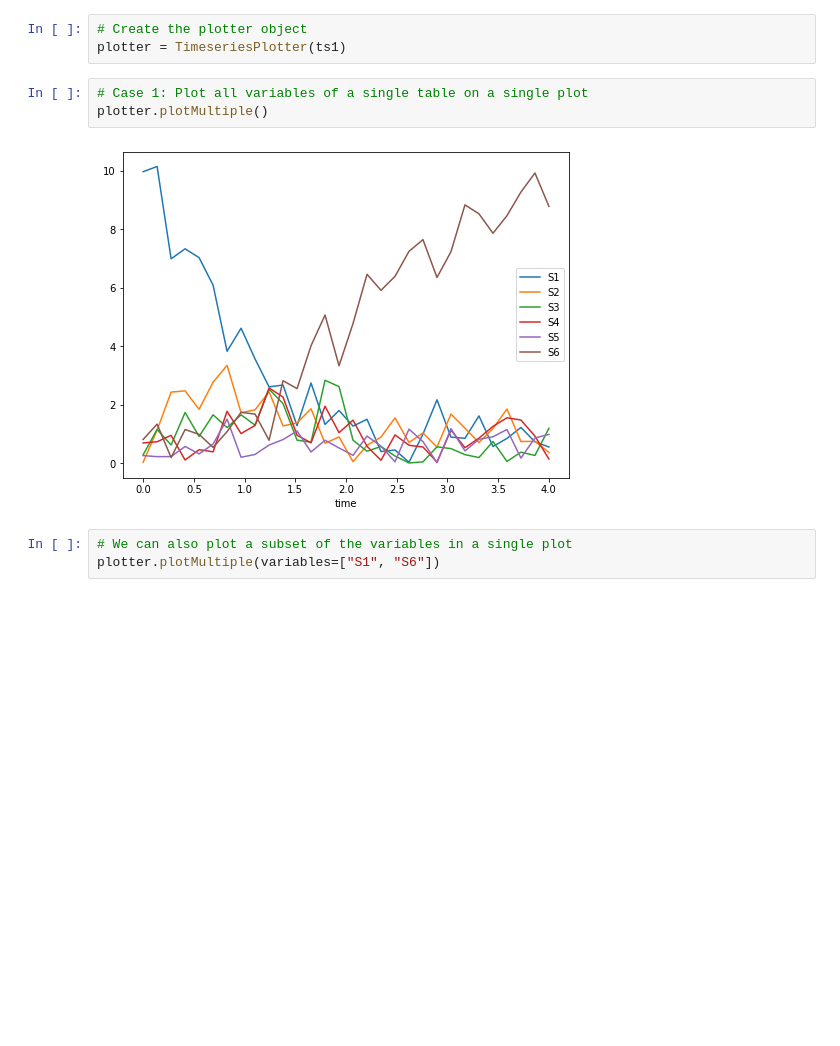
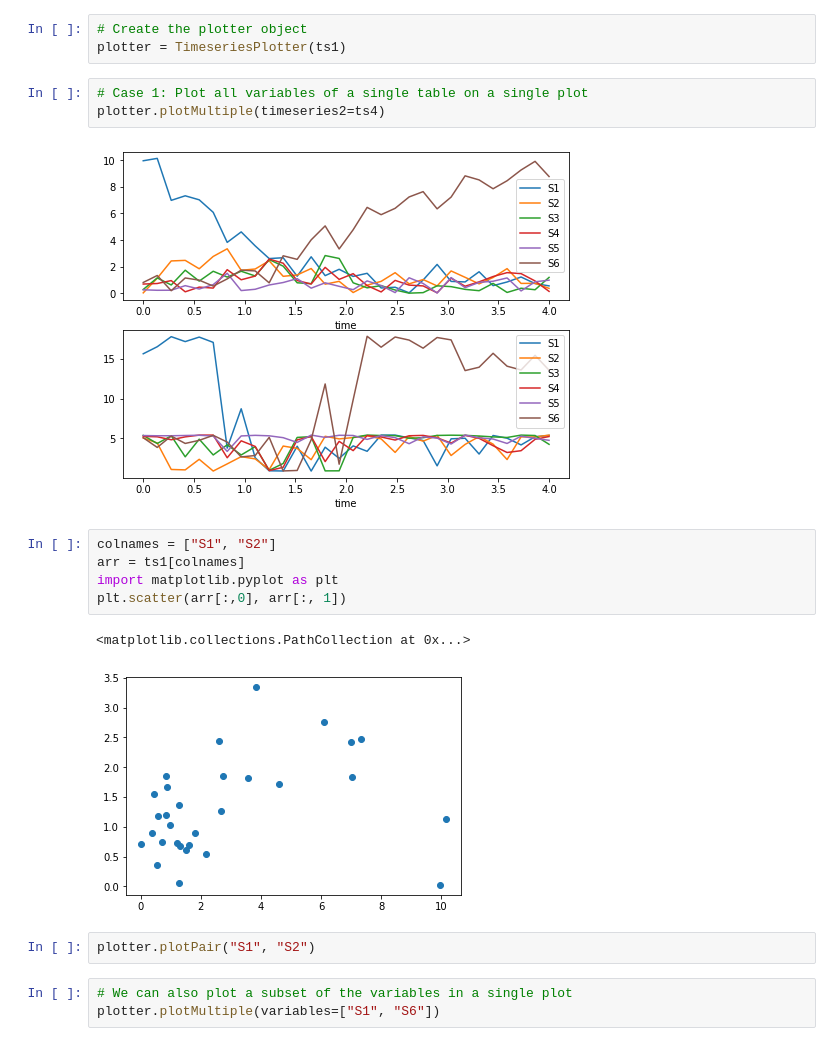
Before and after one commit to sys-bio/teUtils, a Jupyter notebook: teUtils/teUtils/Tutorial on Utilities for Model Fitting.ipynb, the cells around one changed output. Drawn from its saved outputs; the diff is of its cells as text; blank space fills up the shorter version.

```diff
--- a/teUtils/teUtils/Tutorial on Utilities for Model Fitting.ipynb
+++ b/teUtils/teUtils/Tutorial on Utilities for Model Fitting.ipynb
@@ -168,9 +207,19 @@ We provide 4 types of plots with user controllable options for the plots. The pl
 plotter = TimeseriesPlotter(ts1)
 # %%
 # Case 1: Plot all variables of a single table on a single plot
-plotter.plotMultiple()
+plotter.plotMultiple(timeseries2=ts4)
 # %% [output]
-[figure, old version]
+[figure, new version]
+# %%
+colnames = ["S1", "S2"]
+arr = ts1[colnames]
+import matplotlib.pyplot as plt
+plt.scatter(arr[:,0], arr[:, 1])
+# %% [output]
+<matplotlib.collections.PathCollection at 0x...>
+[figure, added]
+# %%
+plotter.plotPair("S1", "S2")
 # %%
 # We can also plot a subset of the variables in a single plot
 plotter.plotMultiple(variables=["S1", "S6"])
```
Also changed, not shown: parts of 9 cells of this notebook, 2 other files.
